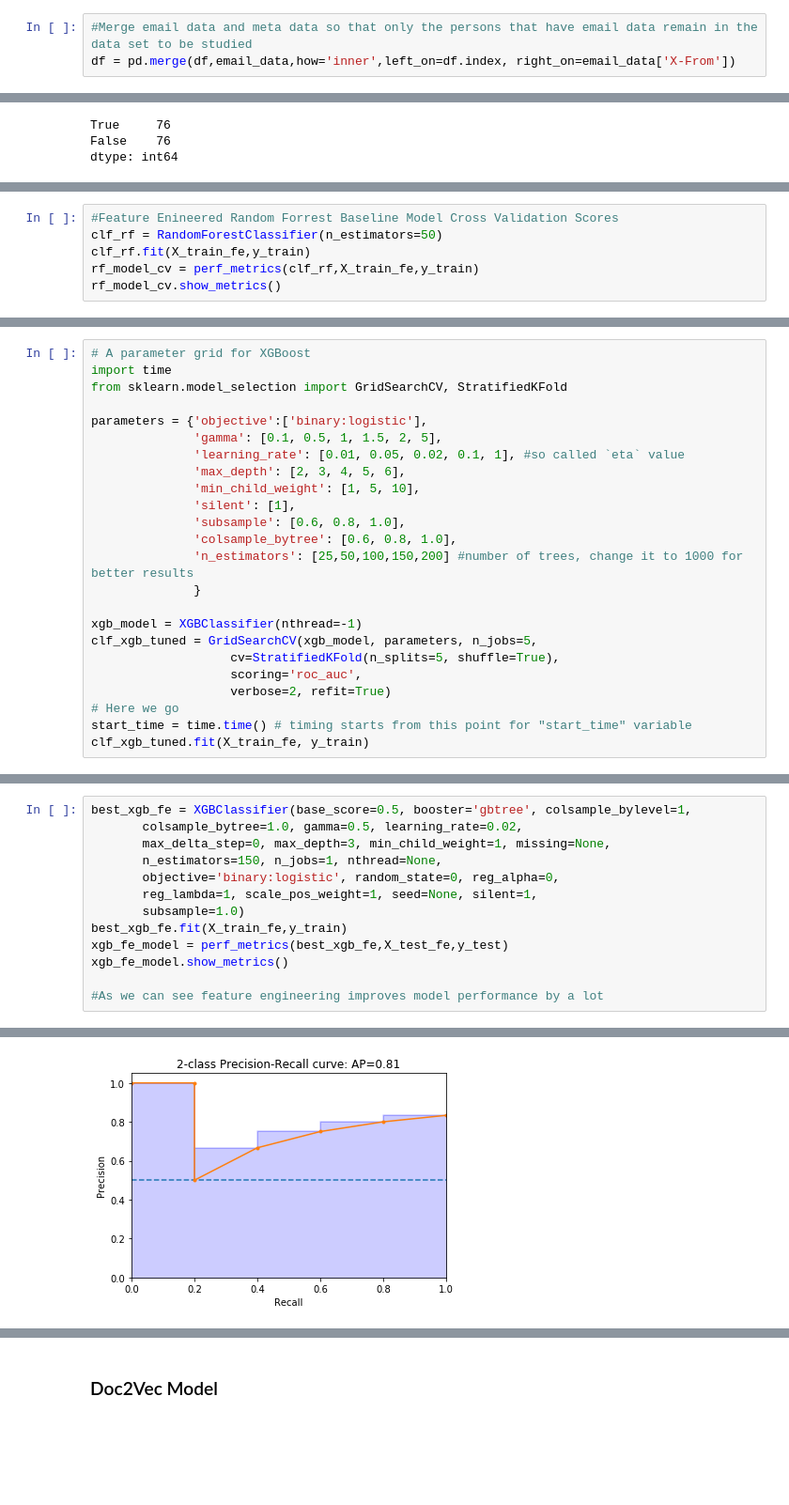
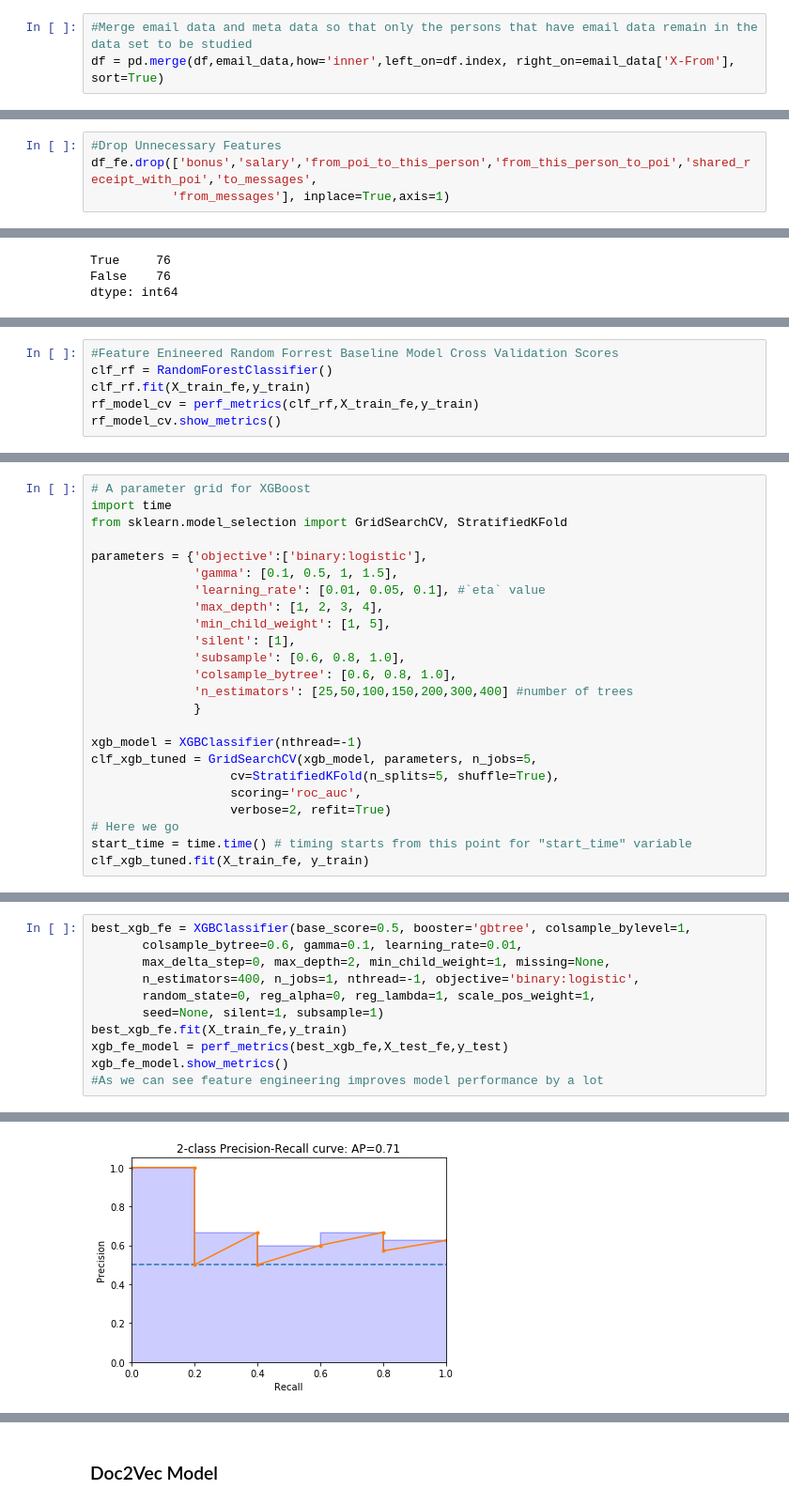
Before and after one commit to Spatika/BT5152-Enron-Email-Text-Analytics, a Jupyter notebook: Enron_Amit.ipynb, the cells around one changed output, grey strips where cells are left out. Shown at 94% size. Saved outputs shown, nothing was run; the diff lists cells and outputs as text; blank space fills up the shorter version.

```diff
--- a/Enron_Amit.ipynb
+++ b/Enron_Amit.ipynb
@@ -274,7 +274,7 @@ email_data.head()
 | 4 | WASAFF GEORGE | Fernley:\n\nWe have a number of k... |
 # %%
 #Merge email data and meta data so that only the persons that have email data remain in the data set to be studied
-df = pd.merge(df,email_data,how='inner',left_on=df.index, right_on=email_data['X-From'])
+df = pd.merge(df,email_data,how='inner',left_on=df.index, right_on=email_data['X-From'], sort=True)
 # %%
 #Change index of meta data back to names and drop text features from meta data features datafram
 df.drop(['content','X-From'],inplace=True,axis=1)
@@ -750,0 +771,4 @@ df_fe['shared_poi_ratio'] = df_fe['shared_receipt_with_poi'] / df_fe['to_message
+# %%
+#Drop Unnecessary Features
+df_fe.drop(['bonus','salary','from_poi_to_this_person','from_this_person_to_poi','shared_receipt_with_poi','to_messages',
+           'from_messages'], inplace=True,axis=1)
@@ -808,6 +848,6 @@ f1_score=0.727 auc=0.976 average_precision=0.853
 # %%
 #Feature Enineered Random Forrest Baseline Model Cross Validation Scores
-clf_rf = RandomForestClassifier(n_estimators=50)
+clf_rf = RandomForestClassifier()
 clf_rf.fit(X_train_fe,y_train)
 rf_model_cv = perf_metrics(clf_rf,X_train_fe,y_train)
 rf_model_cv.show_metrics()
@@ -857,14 +897,14 @@ import time
 from sklearn.model_selection import GridSearchCV, StratifiedKFold
 
 parameters = {'objective':['binary:logistic'],
-              'gamma': [0.1, 0.5, 1, 1.5, 2, 5],
-              'learning_rate': [0.01, 0.05, 0.02, 0.1, 1], #so called `eta` value
-              'max_depth': [2, 3, 4, 5, 6],
-              'min_child_weight': [1, 5, 10],
+              'gamma': [0.1, 0.5, 1, 1.5],
+              'learning_rate': [0.01, 0.05, 0.1], #`eta` value
+              'max_depth': [1, 2, 3, 4],
+              'min_child_weight': [1, 5],
               'silent': [1],
               'subsample': [0.6, 0.8, 1.0],
               'colsample_bytree': [0.6, 0.8, 1.0],
-              'n_estimators': [25,50,100,150,200] #number of trees, change it to 1000 for better results
+              'n_estimators': [25,50,100,150,200,300,400] #number of trees
               }
 
 xgb_model = XGBClassifier(nthread=-1)
@@ -951,15 +988,13 @@ f1_score=0.714 auc=0.957 average_precision=0.696
 # %%
 best_xgb_fe = XGBClassifier(base_score=0.5, booster='gbtree', colsample_bylevel=1,
-       colsample_bytree=1.0, gamma=0.5, learning_rate=0.02,
-       max_delta_step=0, max_depth=3, min_child_weight=1, missing=None,
-       n_estimators=150, n_jobs=1, nthread=None,
-       objective='binary:logistic', random_state=0, reg_alpha=0,
-       reg_lambda=1, scale_pos_weight=1, seed=None, silent=1,
-       subsample=1.0)
+       colsample_bytree=0.6, gamma=0.1, learning_rate=0.01,
+       max_delta_step=0, max_depth=2, min_child_weight=1, missing=None,
+       n_estimators=400, n_jobs=1, nthread=-1, objective='binary:logistic',
+       random_state=0, reg_alpha=0, reg_lambda=1, scale_pos_weight=1,
+       seed=None, silent=1, subsample=1)
 best_xgb_fe.fit(X_train_fe,y_train)
 xgb_fe_model = perf_metrics(best_xgb_fe,X_test_fe,y_test)
 xgb_fe_model.show_metrics()
-
 #As we can see feature engineering improves model performance by a lot
 # %% [output]
               precision    recall  f1-score   support
@@ -980 +1015 @@ f1_score=0.833 auc=0.976 average_precision=0.810
-[figure, old version]
+[figure, new version]
```
Also changed, not shown: parts of 100 cells of this notebook.
